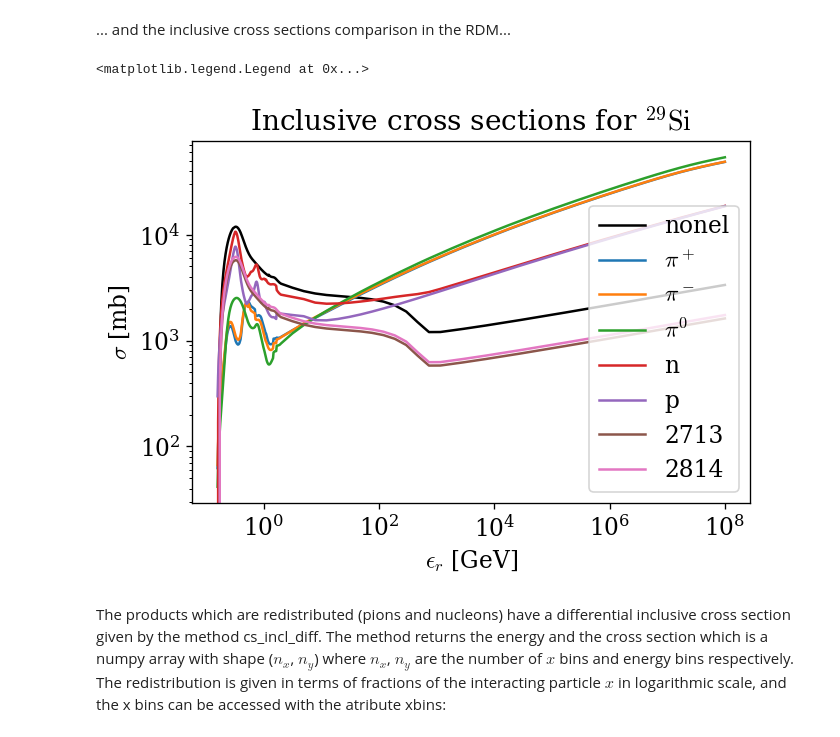
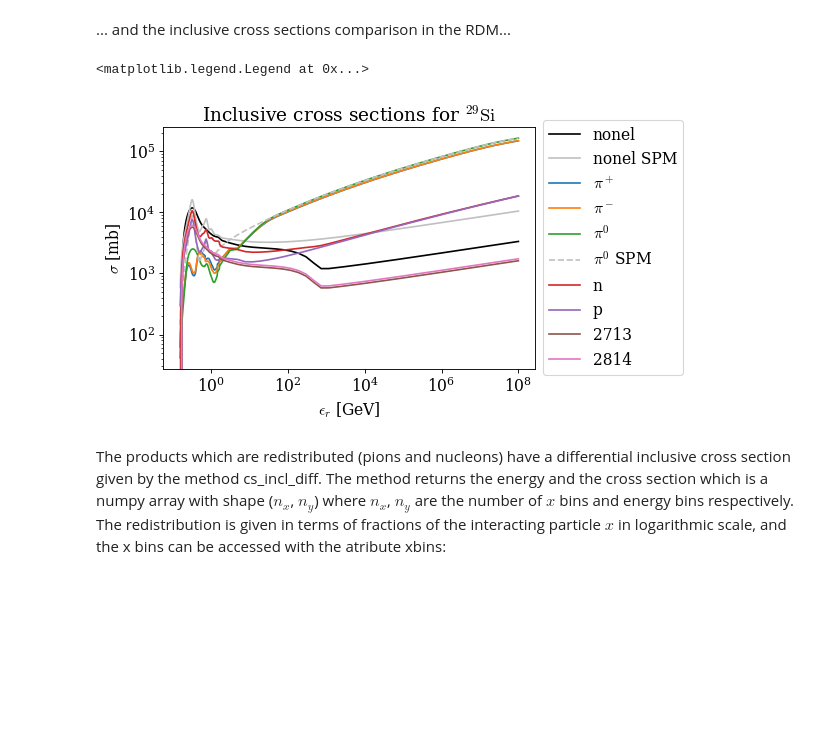
Before and after one commit to mohller/AstroPhoMes, a Jupyter notebook: examples/Howto_example.ipynb, the cells around one changed output. Saved outputs shown, nothing was run; the diff lists cells and outputs as text; code cells hidden in the pictures; blank space fills up the shorter version.

```diff
--- a/examples/Howto_example.ipynb
+++ b/examples/Howto_example.ipynb
@@ -3,7 +3,7 @@ import sys
 
 %matplotlib inline
 
-plt.rcParams['figure.dpi'] = 120
+plt.rcParams['figure.dpi'] = 80
 plt.rcParams["font.family"] = "serif"
 plt.rcParams["font.size"] = 14
 plt.rcParams["mathtext.fontset"] = "cm"
@@ -37,3 +41,3 @@ The implementation of the Superposition Model commonly used...
 # %%
-spm = SuperpositionModel()
+spm = SingleParticleModel()
 # %% [output]
@@ -141,23 +152,23 @@ plt.legend()
 ... and the inclusive cross sections comparison in the RDM...
 # %%
 plt.semilogx(*rdm.cs_nonel(2914), c='k', label='nonel')
+plt.semilogx(*spm.cs_nonel(2914), c='silver', label='nonel SPM')
 plt.loglog(*rdm.cs_incl(2914, 2), label=r'$\pi^+$')
 plt.loglog(*rdm.cs_incl(2914, 3), label=r'$\pi^-$')
 plt.loglog(*rdm.cs_incl(2914, 4), label=r'$\pi^0$')
+plt.semilogx(*spm.cs_incl(2914, 4), ls='--', c='silver', label=r'$\pi^0$'+' SPM')
 plt.loglog(*rdm.cs_incl(2914, 100), label='n')
 plt.loglog(*rdm.cs_incl(2914, 101), label='p')
 plt.loglog(*rdm.cs_incl(2914, 2713), label='2713')
 plt.loglog(*rdm.cs_incl(2914, 2814), label='2814')
 
 plt.title(r'Inclusive cross sections for $\rm ^{29}Si$')
 plt.xlabel(r'$\epsilon_r$ [GeV]')
 plt.ylabel(r'$\sigma$ [mb]')
-plt.legend()
-
-# change p and n cross section on fill_multip
+plt.legend(loc=(1.02, -.025))
 # %% [output]
 <matplotlib.legend.Legend at 0x...>
-[figure, old version]
+[figure, new version]
 # %% [markdown]
 The products which are redistributed (pions and nucleons) have a differential inclusive cross section given by the method cs_incl_diff. The method returns the energy and the cross section which is a numpy array with shape ($n_x$, $n_y$) where $n_x$, $n_y$ are the number of $x$ bins and energy bins respectively. The redistribution is given in terms of fractions of the interacting particle $x$ in logarithmic scale, and the x bins can be accessed with the atribute xbins:
 # %%
```
Also changed, not shown: parts of 18 cells of this notebook, 7 other files.
